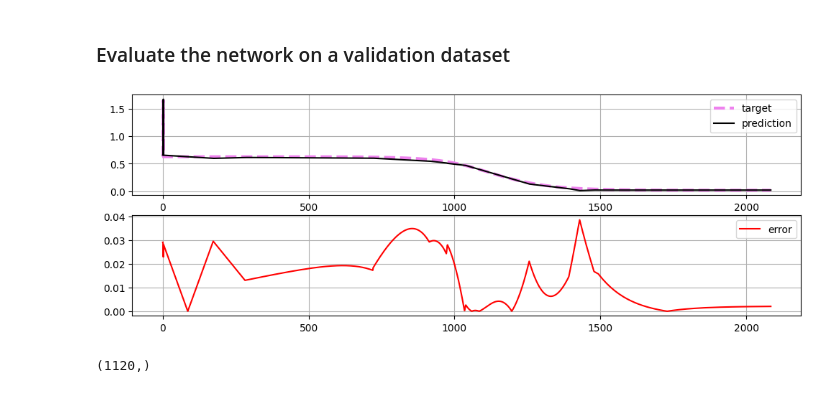
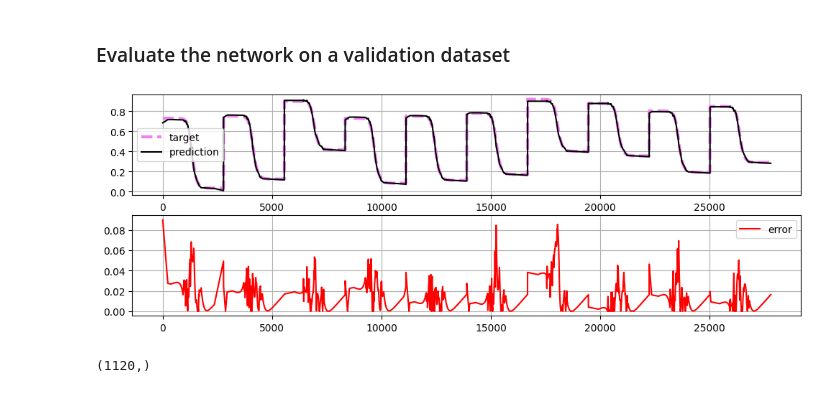
Before and after one commit to salar96/LearningFLPO, a Jupyter notebook: learn_LSE.ipynb, the cells around one changed output. Drawn from its saved outputs; the diff is of its cells as text; code cells hidden in the pictures.

```diff
--- a/learn_LSE.ipynb
+++ b/learn_LSE.ipynb
@@ -226,7 +225,7 @@ print(f'len b_array:\t{b_array.shape}')
 # torch input and output arrays
 n_curves = 100
 len_Darray_range = [10,1000]
-D_min_range = [0.0, 0.4] # minimum value of D_array is picked at random from this range
+D_min_range = [0.0, 0.5] # minimum value of D_array is picked at random from this range
 D_max_range = [1.0, 1.0] # maximum value of D_array is picked at random from the range dmin + D_max_range
 D_max_scale = np.max(np.array(D_min_range) + np.array(D_max_range))
 IO_scale = 1
@@ -282,13 +281,13 @@ importlib.reload(LSE_net)
 # create DNN
 n_inputs = In.size()[1]
 n_outputs = Out.size()[1]
-layers = [10, 10]
+layers = [20,20,10]
 NN_logSum = LSE_net.dnn(n_inputs, n_outputs, layers)
 print(f'DNN model:\n{NN_logSum}')
 
 # create training, and testing dataset
 n_samples = In.size()[0]
-frac_train = 0.7
+frac_train = 0.9
 n_train = int(frac_train * n_samples)
 indices = torch.arange(n_samples)
 train_indices = indices[:n_train]
@@ -402,44 +419,46 @@ plt.show()
 # %% [markdown]
 ### Evaluate the network on a validation dataset
 # %%
-b_min_v = b_array[0]
-b_max_v = b_array[-1]
+# np.random.seed(10)
+b_min_v = b_array[0]*0.1
+b_max_v = b_array[-1]*100
 b_grow_v = 1.01
 b_array_v = createBetaArray(b_min_v, b_max_v, b_grow_v)
-n_curves_v = 1
-D_min_range_v = [0.0,0.2]
-D_max_range_v = [1.0,1.0]
+# print(b_array_v)
+n_curves_v = 10
+D_min_range_v = [0.0,0.6]
+D_max_range_v = [0.8,0.8]
 D_max_scale_v = np.max(np.array(D_min_range_v) + np.array(D_max_range_v))
-len_Darray_range_v = len_Darray_range
+len_Darray_range_v = [100,1000]
 In_val, Out_val, len_D_ARR_v = logsum_dataset(n_curves=n_curves_v,
                     b_min=b_min_v, b_max=b_max_v, b_grow=b_grow_v, D_min_range=D_min_range_v,
                     D_max_range=D_max_range_v, D_max_scale=D_max_scale_v,
                     len_Darray_range=len_Darray_range_v,
                     approx_log_sum_flr=True, io_scale=IO_scale)
 pred_val = NN_logSum(In_val).detach()
 
 st = 0
-Out_val_np = (Out_val.numpy().flatten()/IO_scale)[st:] - 0*(1 / np.tile(b_array_v, n_curves_v) * np.log(len_D_ARR_v))[st:] + (In_val[:,1].numpy().flatten()/IO_scale)[st:]
-pred_val_np = (pred_val.numpy().flatten()/IO_scale)[st:] - 0*(1 / np.tile(b_array_v, n_curves_v) * np.log(len_D_ARR_v))[st:] + (In_val[:,1].numpy().flatten()/IO_scale)[st:]
+Out_val_np = (Out_val.numpy().flatten()/IO_scale)[st:] - 0*(1 / np.tile(b_array_v, n_curves_v) * np.log(len_D_ARR_v))[st:] + 0*(In_val[:,1].numpy().flatten()/IO_scale)[st:]
+pred_val_np = (pred_val.numpy().flatten()/IO_scale)[st:] - 0*(1 / np.tile(b_array_v, n_curves_v) * np.log(len_D_ARR_v))[st:] + 0*(In_val[:,1].numpy().flatten()/IO_scale)[st:]
 
 plt.figure(figsize=(12,4))
 plt.subplot(2,1,1)
 plt.plot(Out_val_np, label='target', color='violet', linestyle='dashed', linewidth=3)
 plt.plot(pred_val_np, label='prediction', color='black')
 plt.grid()
 plt.xticks()
 plt.legend()
 
 plt.subplot(2,1,2)
-error_val = np.abs(pred_val_np - Out_val_np)
+error_val = np.abs(pred_val_np - Out_val_np)/np.mean(Out_val_np)
 # plt.subplot(1,2,2)
 plt.plot(error_val, label='error', color='red')
 plt.legend()
 plt.grid()
 
 plt.show()
 # %% [output]
-[figure, old version]
+[figure, new version]
 # %%
 Out_val_np.shape
 # %% [output]
```
Also changed, not shown: parts of 12 cells of this notebook, 5 other files.
